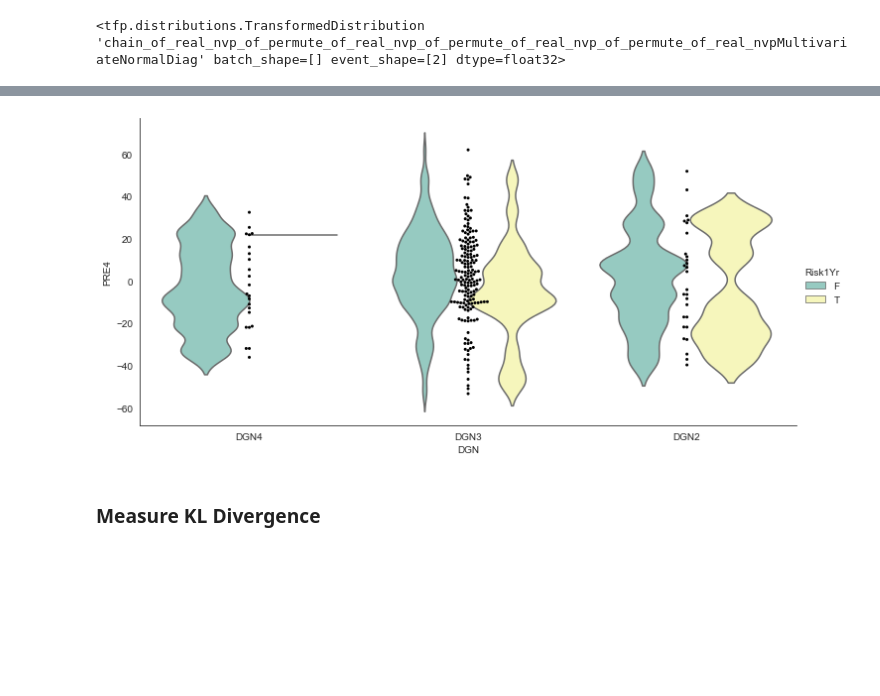
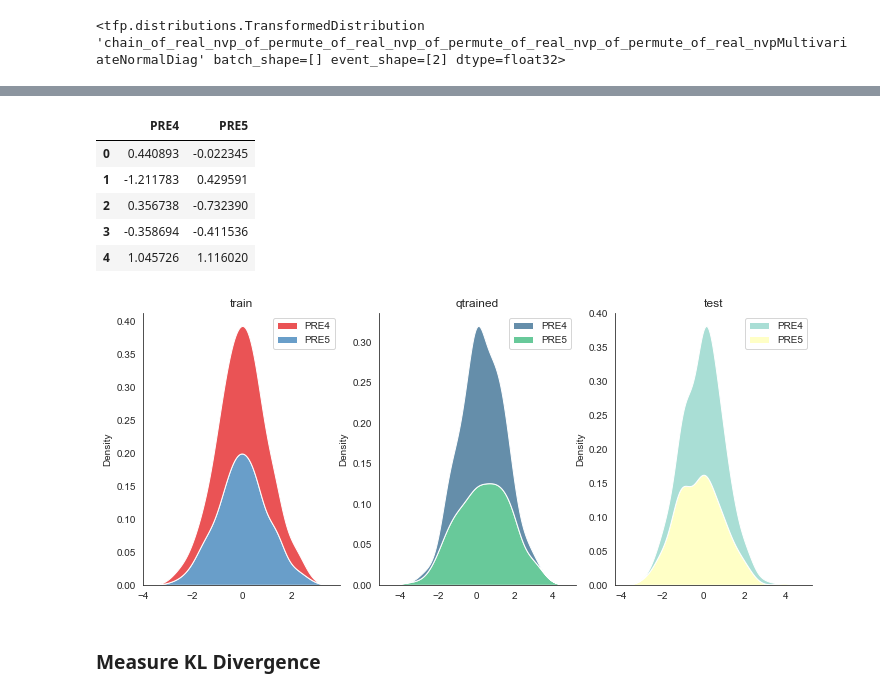
Before and after one commit to kgkeklikci/Normalizing-Flows, a Jupyter notebook: beta-vae-normalizing-flows/thoracic-surgery/beta-vae-nice-thoracic-surgery.ipynb, the cells around one changed output, grey strips where cells are left out. Cells and saved outputs as stored; diff of their text form; code cells hidden in the pictures; blank space fills up the shorter version.

```diff
--- a/beta-vae-normalizing-flows/thoracic-surgery/beta-vae-nice-thoracic-surgery.ipynb
+++ b/beta-vae-normalizing-flows/thoracic-surgery/beta-vae-nice-thoracic-surgery.ipynb
@@ -354,7 +313,0 @@ X_train_sample.head()
-# %%
-X_train_sample['DGN'] = X_train_prior[...,0]
-X_train_sample['Risk1Yr'] = y_train
-
-g = sns.catplot(x='DGN', y='PRE4', kind="violin", hue='Risk1Yr', data=X_train_sample, inner=None, doge=True, palette='Set3', legend_out=True, aspect=2, bw=0.2, ci=95)
-sns.swarmplot(x="DGN", y='PRE4', color="k", size=3, data=X_train_sample, ax=g.ax)
-sns.despine()
@@ -382,7 +333,7 @@ trainable_dist
 # %% [output]
 <tfp.distributions.TransformedDistribution 'real_nvpMultivariateNormalDiag' batch_shape=[] event_shape=[2] dtype=float32>
 # %%
-n_samples = 300
+n_samples = X_train.shape[0]
 x = mvn.sample(sample_shape=n_samples)
 names = [mvn.name, trainable_dist.bijector.name]
 samples = [x, trainable_dist.bijector.forward(x)]
@@ -540,7 +448,7 @@ plt.show()
 # %%
 names, samples = make_samples()
 # %%
-def visualize_training_data(samples, plot_color: str=color_list[0]):
+def visualize_training_data(samples):
     f, arr = plt.subplots(1, 2, figsize=(20,5))
     names = ['Data', 'Trainable']
     samples = [tf.constant(X_train_np), samples[-1]]
@@ -548,10 +456,10 @@ def visualize_training_data(samples, plot_color: str=color_list[0]):
     for i in range(2):
         res = samples[i]
         X, Y = res[..., 0].numpy(), res[..., 1].numpy()
-        arr[i].scatter(X, Y, s=10, color=plot_color)
+        arr[i].scatter(X, Y, s=10)
         z = np.polyfit(X, Y, 1)
         p = np.poly1d(z)
-        arr[i].plot(X, p(X), color=color_list[1])
+        arr[i].plot(X, p(X), color='green')
         arr[i].set_title(names[i])
 # %%
 visualize_training_data(samples)
@@ -560,15 +468,23 @@ visualize_training_data(samples)
 # %%
-samples_nf = pd.DataFrame(scaler.inverse_transform(samples[-1].numpy()),columns=keepdims[1:])
-samples_nf['Risk1Yr'] = y_train
-samples_nf['DGN'] = X_train_sample.DGN
+samples = pd.DataFrame(samples[-1].numpy(), columns=['PRE4','PRE5'])
+samples.head()
+# %% [output]
+|  | PRE4 | PRE5 |
+| 0 | 0.440893 | -0.022345 |
+| 1 | -1.211783 | 0.429591 |
+| 2 | 0.356738 | -0.732390 |
+| 3 | -0.358694 | -0.411536 |
+| 4 | 1.045726 | 1.116020 |
 # %%
-g = sns.catplot(x='DGN', y='PRE4', kind="violin", hue='Risk1Yr', data=samples_nf, inner=None, doge=True, palette='Set3', legend_out=True, aspect=2, bw=0.2, ci=95)
-f = sns.swarmplot(x="DGN", y='PRE4', color="k", size=3, data=samples_nf, ax=g.ax)
+f, axs = plt.subplots(1, 3, figsize=(12,5))
+sns.kdeplot(data=pd.DataFrame(X_train_np, columns=['PRE4','PRE5']), ax=axs[0], multiple="stack", palette='Set1', ).set_title('train')
+sns.kdeplot(data=samples, ax=axs[1], multiple="stack", palette='viridis').set_title('qtrained')
+sns.kdeplot(data=pd.DataFrame(X_test_np, columns=['PRE4','PRE5']), ax=axs[2], multiple="stack", palette='Set3').set_title('test')
 f = f.get_figure()
 sns.despine()
 f.savefig(os.getcwd() + '/nice-results/q.jpeg')
 # %% [output]
-[figure, old version]
+[figure, new version]
 # %% [markdown]
 ### Measure KL Divergence
 # %%
```
Also changed, not shown: parts of 40 cells of this notebook, 2 other files.
